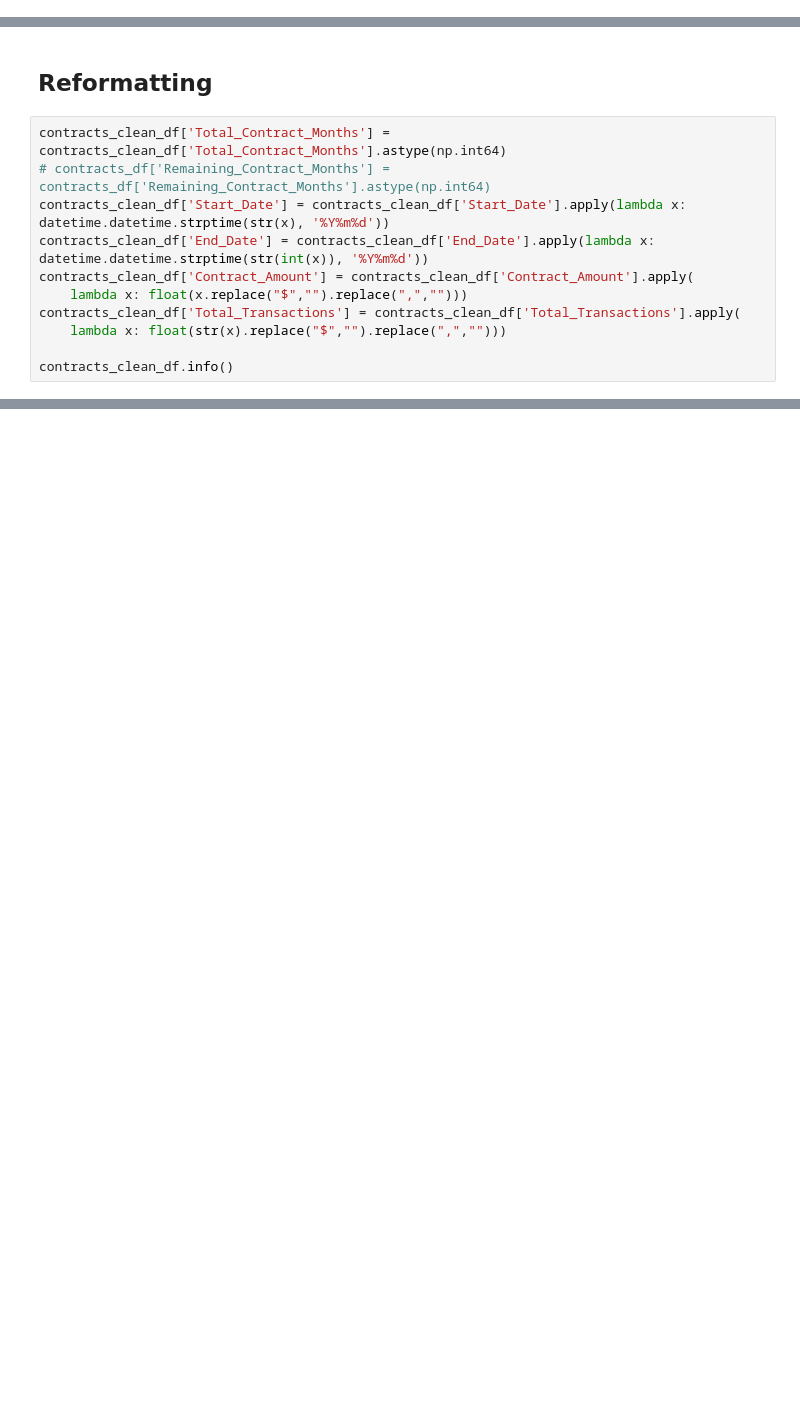
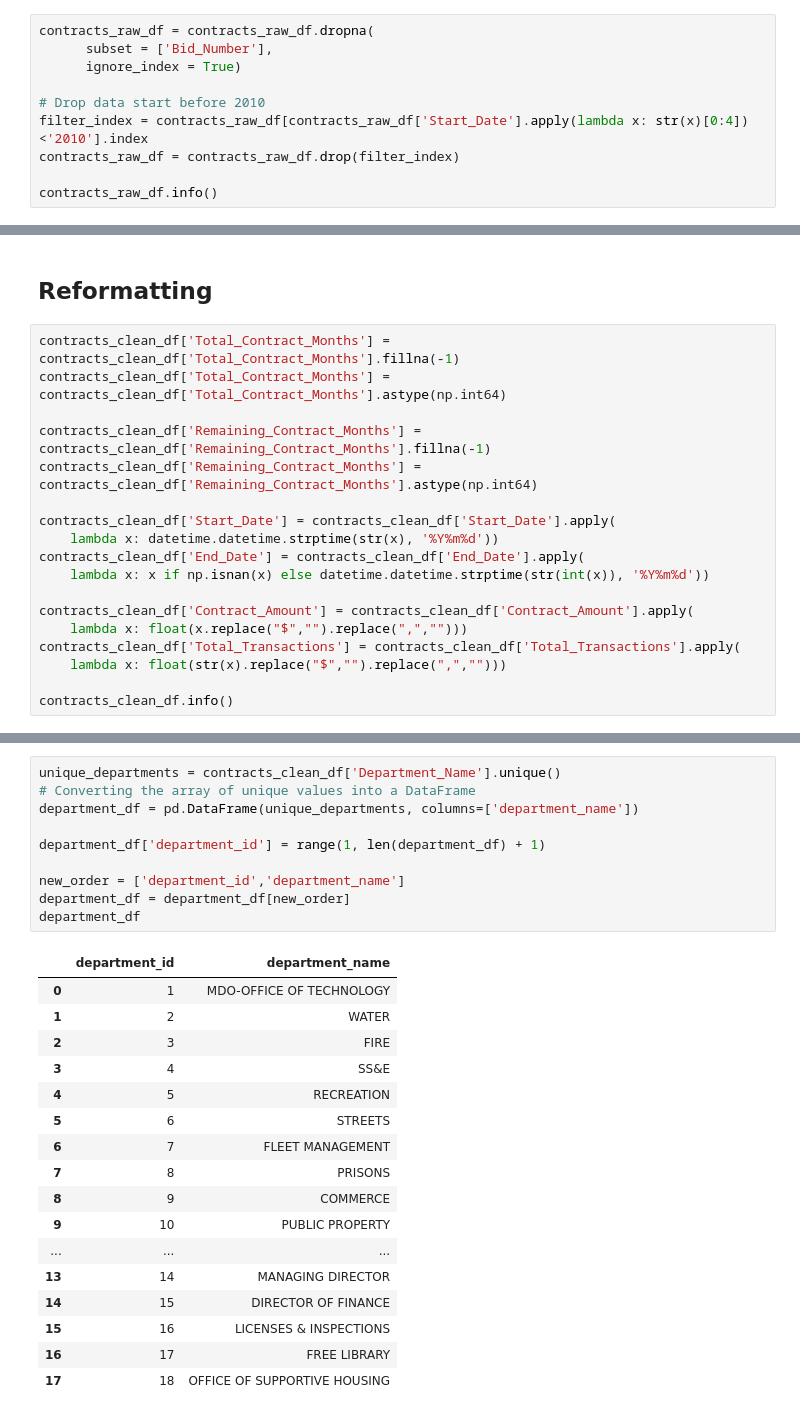
Before and after one commit to LeporidaeLepus/CIS9440_HW, a Jupyter notebook: scripts/commodities_contracts_etl.ipynb, the cells around one changed output, grey strips where cells are left out. Saved outputs shown, nothing was run; the diff lists cells and outputs as text; blank space fills up the shorter version.

```diff
--- a/scripts/commodities_contracts_etl.ipynb
+++ b/scripts/commodities_contracts_etl.ipynb
@@ -127,0 +109,10 @@ memory usage: 661.4+ KB
+# %%
+contracts_raw_df = contracts_raw_df.dropna(
+      subset = ['Bid_Number'],
+      ignore_index = True)
+
+# Drop data start before 2010
+filter_index = contracts_raw_df[contracts_raw_df['Start_Date'].apply(lambda x: str(x)[0:4])<'2010'].index
+contracts_raw_df = contracts_raw_df.drop(filter_index)
+
+contracts_raw_df.info()
@@ -128,10 +139,17 @@ memory usage: 661.4+ KB
 # %% [markdown]
 ## Reformatting
 # %%
+contracts_clean_df['Total_Contract_Months'] = contracts_clean_df['Total_Contract_Months'].fillna(-1)
 contracts_clean_df['Total_Contract_Months'] = contracts_clean_df['Total_Contract_Months'].astype(np.int64)
-# contracts_df['Remaining_Contract_Months'] = contracts_df['Remaining_Contract_Months'].astype(np.int64)
-contracts_clean_df['Start_Date'] = contracts_clean_df['Start_Date'].apply(lambda x: datetime.datetime.strptime(str(x), '%Y%m%d'))
-contracts_clean_df['End_Date'] = contracts_clean_df['End_Date'].apply(lambda x: datetime.datetime.strptime(str(int(x)), '%Y%m%d'))
+
+contracts_clean_df['Remaining_Contract_Months'] = contracts_clean_df['Remaining_Contract_Months'].fillna(-1)
+contracts_clean_df['Remaining_Contract_Months'] = contracts_clean_df['Remaining_Contract_Months'].astype(np.int64)
+
+contracts_clean_df['Start_Date'] = contracts_clean_df['Start_Date'].apply(
+    lambda x: datetime.datetime.strptime(str(x), '%Y%m%d'))
+contracts_clean_df['End_Date'] = contracts_clean_df['End_Date'].apply(
+    lambda x: x if np.isnan(x) else datetime.datetime.strptime(str(int(x)), '%Y%m%d'))
+
 contracts_clean_df['Contract_Amount'] = contracts_clean_df['Contract_Amount'].apply(
     lambda x: float(x.replace("$","").replace(",","")))
 contracts_clean_df['Total_Transactions'] = contracts_clean_df['Total_Transactions'].apply(
@@ -175,0 +309,28 @@ See the caveats in the documentation: https://pandas.pydata.org/pandas-docs/stab
+# %%
+unique_departments = contracts_clean_df['Department_Name'].unique()
+# Converting the array of unique values into a DataFrame
+department_df = pd.DataFrame(unique_departments, columns=['department_name'])
+
+department_df['department_id'] = range(1, len(department_df) + 1)
+
+new_order = ['department_id','department_name']
+department_df = department_df[new_order]
+department_df
+# %% [output]
+|  | department_id | department_name |
+| 0 | 1 | MDO-OFFICE OF TECHNOLOGY |
+| 1 | 2 | WATER |
+| 2 | 3 | FIRE |
+| 3 | 4 | SS&E |
+| 4 | 5 | RECREATION |
+| 5 | 6 | STREETS |
+| 6 | 7 | FLEET MANAGEMENT |
+| 7 | 8 | PRISONS |
+| 8 | 9 | COMMERCE |
+| 9 | 10 | PUBLIC PROPERTY |
+| ... | ... | ... |
+| 13 | 14 | MANAGING DIRECTOR |
+| 14 | 15 | DIRECTOR OF FINANCE |
+| 15 | 16 | LICENSES & INSPECTIONS |
+| 16 | 17 | FREE LIBRARY |
+| 17 | 18 | OFFICE OF SUPPORTIVE HOUSING |
```
Also changed, not shown: parts of 20 cells of this notebook, 1 other file.
